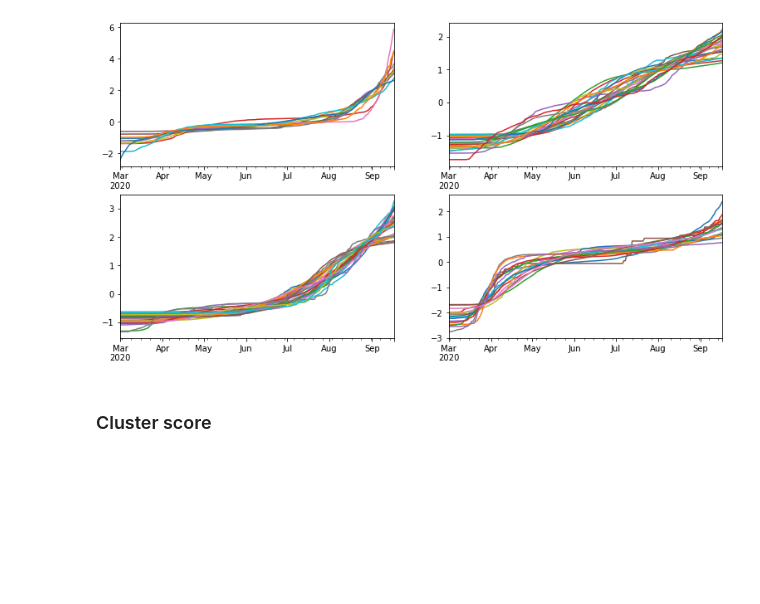
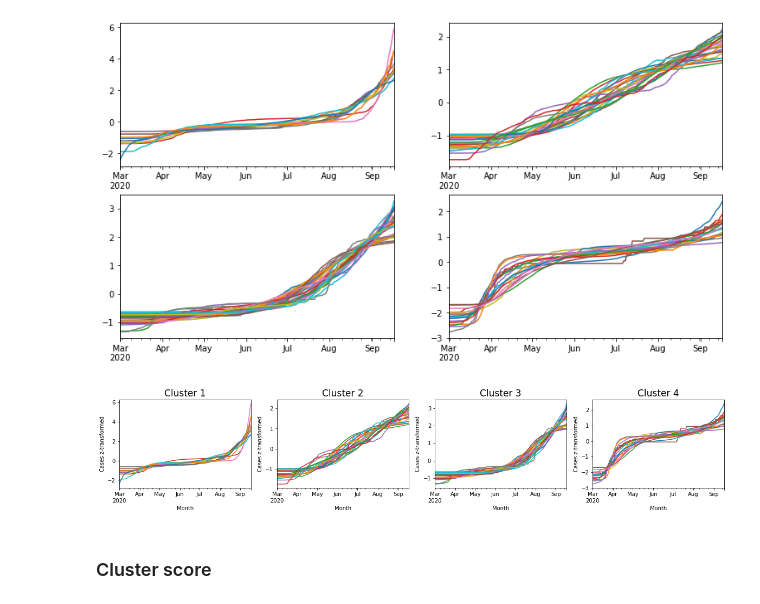
Before and after one commit to anweei/Covid-forecasting, a Jupyter notebook: idunn_2/clustering/clustering_k_means.ipynb, the cells around one changed output. Drawn from its saved outputs; the diff is of its cells as text; code cells hidden in the pictures; blank space fills up the shorter version.

Commit message:
Make figures
Fixed labels

```diff
--- a/idunn_2/clustering/clustering_k_means.ipynb
+++ b/idunn_2/clustering/clustering_k_means.ipynb
@@ -71,6 +73,43 @@ df_kmeans_z_3.plot(legend='', ax=axes[1,1])
 # %% [output]
 <matplotlib.axes._subplots.AxesSubplot at 0x...>
 [figure]
+# %%
+fig, axs = plt.subplots(1, 3)
+fig.set_figheight(6)
+fig.set_figwidth(40)
+
+
+df_res.plot(legend='',ax=axs[0])
+
+cases_popu.plot(legend='', ax=axs[1])
+
+z_df.plot(legend='', ax=axs[2])
+axs[0].set_title('Cases per country')
+axs[1].set_title('Cases per country, divided by population')
+axs[2].set_title('Cases per country, z-transformed')
+
+for ax in axs.flat:
+    ax.set(xlabel='Month')
+# %%
+fig, axes = plt.subplots(nrows=1, ncols=4)
+fig.set_size_inches(20, 3)
+df_kmeans_z_0.plot(legend='', ax=axes[0])
+df_kmeans_z_1.plot(legend='', ax=axes[1])
+df_kmeans_z_2.plot(legend='', ax=axes[2])
+df_kmeans_z_3.plot(legend='', ax=axes[3])
+
+axes[0].set_title('Cluster 1', fontsize=17)
+axes[1].set_title('Cluster 2', fontsize=17)
+axes[2].set_title('Cluster 3', fontsize=17)
+axes[3].set_title('Cluster 4', fontsize=17)
+
+
+
+for ax in axes.flat:
+    ax.set(xlabel='Month')
+    ax.set(ylabel='Cases z-transformed')
+# %% [output]
+[figure, added]
 # %% [markdown]
 ### Cluster score
 # %% [markdown]
```
Also changed, not shown: parts of 3 cells of this notebook.
